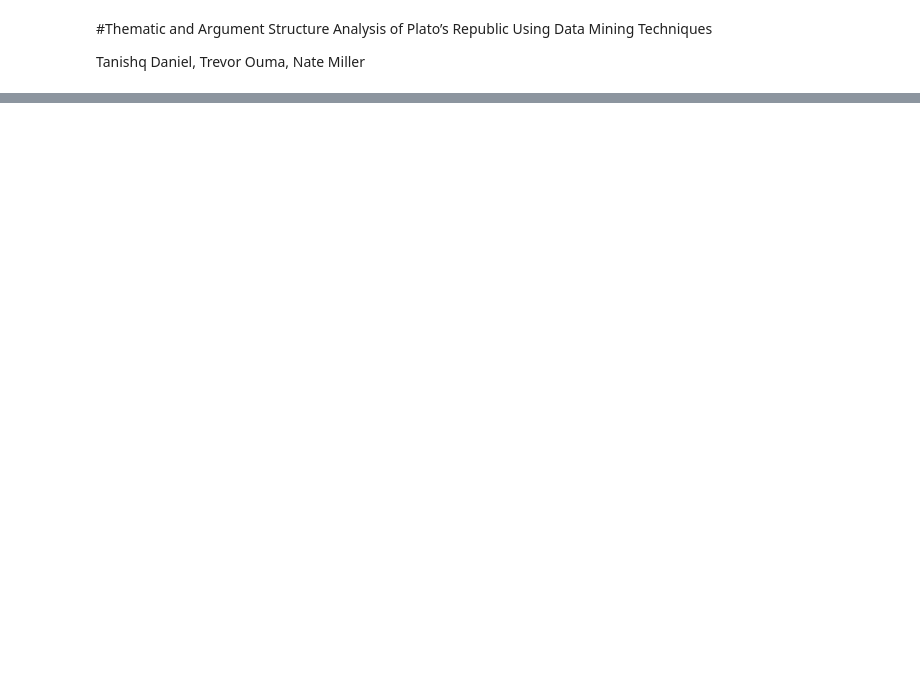
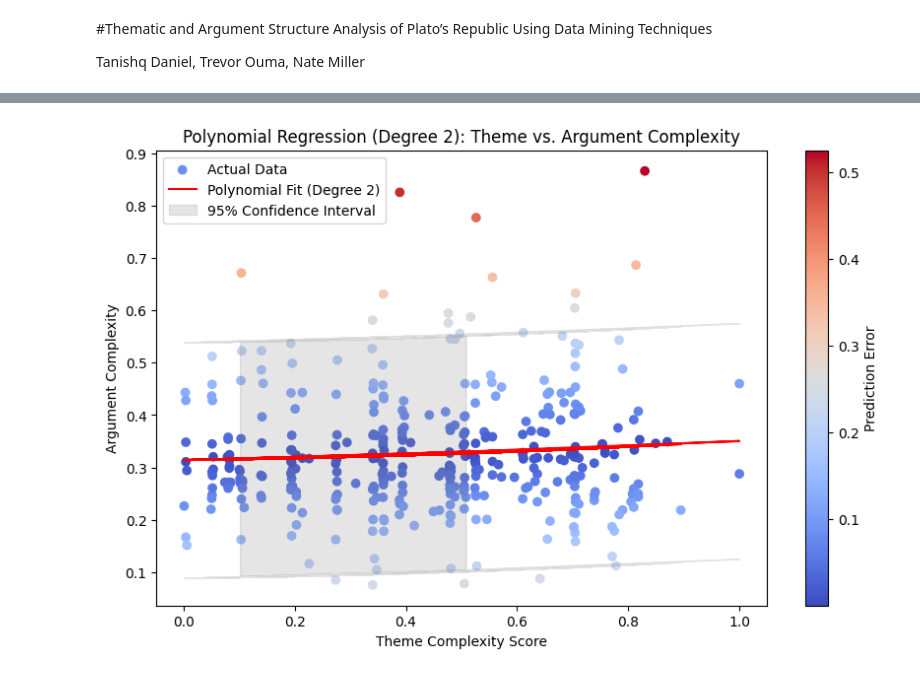
Before and after one commit to GVSU-CIS635/term-project-proposal-plato, a Jupyter notebook: CIS635_Project.ipynb, the cells around one changed output, grey strips where cells are left out. Saved outputs shown, nothing was run; the diff lists cells and outputs as text; code cells hidden in the pictures; blank space fills up the shorter version.

```diff
--- a/CIS635_Project.ipynb
+++ b/CIS635_Project.ipynb
@@ -235,0 +246,18 @@ text_data = html_response.decode(encoding)
+# %%
+# Theme Complexity
+def calculate_theme_complexity(books, themes, chunk_theme_strengths, threshold, weights):
+
+    theme_aggregates = calculate_theme_aggregates(chunk_theme_strengths, threshold)
+
+    themes_df = calculate_theme_complexities(theme_aggregates, themes)
+
+    chunk_themes = calculate_theme_complexity_in_chunks(
+        books=books,
+        themes=themes,
+        chunk_theme_strengths=chunk_theme_strengths,
+        theme_complexities=themes_df,
+        threshold=threshold,
+        weights=weights
+    )
+
+    return themes_df, chunk_themes
@@ -235,0 +673,78 @@ text_data = html_response.decode(encoding)
+# %%
+def main():
+    data = urlopen('https://raw.githubusercontent.com/GVSU-CIS635/Datasets/refs/heads/master/republic.txt')
+    html_response = data.read()
+    encoding = data.headers.get_content_charset('utf-8')
+    text_data = html_response.decode(encoding)
+
+    start_phrase = "BOOK I.\n\nI went down yesterday to the Piraeus with Glaucon the son of Ariston"
+    end_phrase = "End of the Project Gutenberg EBook of The Republic, by Plato"
+
+    chunk_size = 350
+    threshold = 0.1
+    n_components = 15
+    top_words = 10
+    max_df = 0.85
+    min_df = 2
+
+    theme_weights = {"presence": 0.1, "diversity": 0.1, "entropy": 0.2, "theme_complexity": 0.6}
+
+    # Extract themes and arguments
+    books, themes, chunk_theme_strengths = extract_themes(
+        text_data=text_data,
+        start_phrase=start_phrase,
+        end_phrase=end_phrase,
+        chunk_size=chunk_size,
+        n_components=n_components,
+        top_words=top_words,
+        max_df=max_df,
+        min_df=min_df
+    )
+
+    theme_complexity, chunk_themes = calculate_theme_complexity(books, themes, chunk_theme_strengths, threshold=threshold, weights=theme_weights)
+
+    chunk_themes.to_csv('themes_per_chunk.csv', index=False)
+    theme_complexity.to_csv('theme_complexity.csv', index=False)
+
+    arguments = extract_arguments(
+        text_data=text_data,
+        chunk_size=chunk_size,
+        start_phrase=start_phrase,
+        end_phrase=end_phrase,
+    )
+    print()
+    # Calculate argument complexity
+    argument_complexity = calculate_argument_complexity(arguments)
+
+    argument_complexity.to_csv('arguments.csv', index=False)
+    print()
+
+    # Calculate Spearman's correlation using scipy
+    correlation_scipy, p_value, = calculate_spearman_correlation_table(chunk_themes, argument_complexity)
+
+    # Calculate Spearman's correlation using sklearn-based method
+    correlation_sklearn = calculate_spearman_with_sklearn(chunk_themes, argument_complexity)
+
+    # Combine results into a single DataFrame
+    combined_correlation_table = pd.DataFrame({
+        'Method': ["Scipy (with P-value)", "Sklearn"],
+        'Metric': ["Spearman's Correlation", "Spearman's Correlation"],
+        'Value': [correlation_scipy, correlation_sklearn],
+        'P-value': [p_value, "N/A"]
+    })
+    # Save to a single CSV file
+    combined_correlation_table.to_csv('combined_correlation_table.csv', index=False)
+
+    print()
+    # Perform polynominal regrerssion
+    polynomial_regression(chunk_themes, argument_complexity, degree=2)
+
+    print()
+    # Perform regression analysis
+    regression_results = perform_regression(chunk_themes, argument_complexity)
+
+    # Visualize linear regression
+    linear_regression_visualization(regression_results, chunk_themes, themes)
+
+main()
+# %% [output]
@@ -235,0 +782 @@ text_data = html_response.decode(encoding)
+[figure, added]
```
Also changed, not shown: parts of 32 cells of this notebook.
